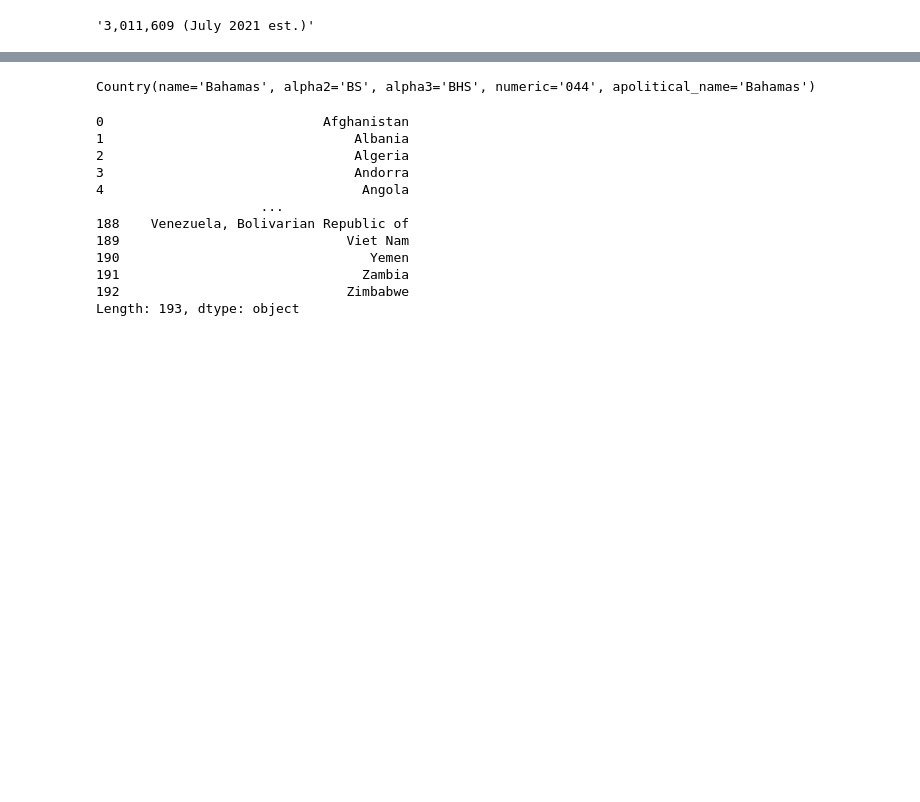
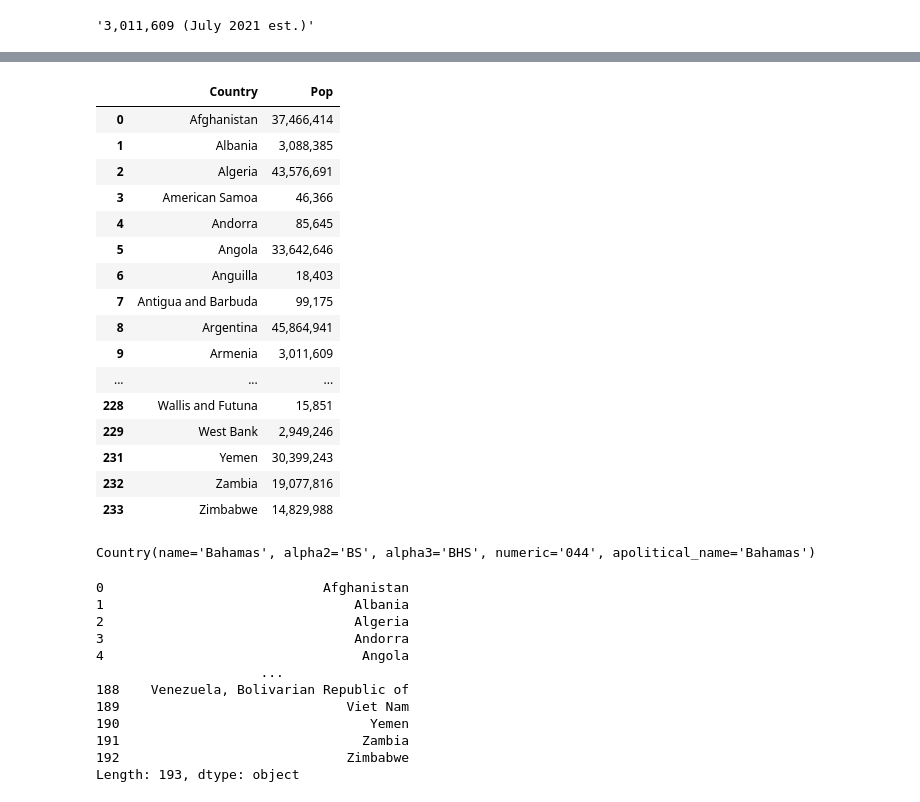
Before and after one commit to cyrustabatab/WorldFactbookScraping, a Jupyter notebook: Factbook.ipynb, the cells around one changed output, grey strips where cells are left out. Drawn from its saved outputs; the diff is of its cells as text; code cells hidden in the pictures; blank space fills up the shorter version.

```diff
--- a/Factbook.ipynb
+++ b/Factbook.ipynb
@@ -65,0 +105,15 @@ import iso3166
+# %%
+import re
+
+
+def convert_to_number(value):
+
+    value = re.sub(r'\D','',value)
+    try:
+        return int(value)
+    except:
+        return 0
+# %%
+factbook.Pop = factbook.Pop.apply(convert_to_number)
+# %%
+factbook.drop(factbook[factbook.Pop == 0].index,axis=0,inplace=True)
@@ -65,0 +122,2 @@ import iso3166
+# %%
+pd.options.display.float_format = '{:,.2f}'.format
@@ -65,0 +140,20 @@ import iso3166
+# %%
+factbook.style.format({'Pop': '{:,}'})
+# %% [output]
+|  | Country | Pop |
+| 0 | Afghanistan | 37,466,414 |
+| 1 | Albania | 3,088,385 |
+| 2 | Algeria | 43,576,691 |
+| 3 | American Samoa | 46,366 |
+| 4 | Andorra | 85,645 |
+| 5 | Angola | 33,642,646 |
+| 6 | Anguilla | 18,403 |
+| 7 | Antigua and Barbuda | 99,175 |
+| 8 | Argentina | 45,864,941 |
+| 9 | Armenia | 3,011,609 |
+| ... | ... | ... |
+| 228 | Wallis and Futuna | 15,851 |
+| 229 | West Bank | 2,949,246 |
+| 231 | Yemen | 30,399,243 |
+| 232 | Zambia | 19,077,816 |
+| 233 | Zimbabwe | 14,829,988 |
```
Also changed, not shown: parts of 7 cells of this notebook, 1 other file.
